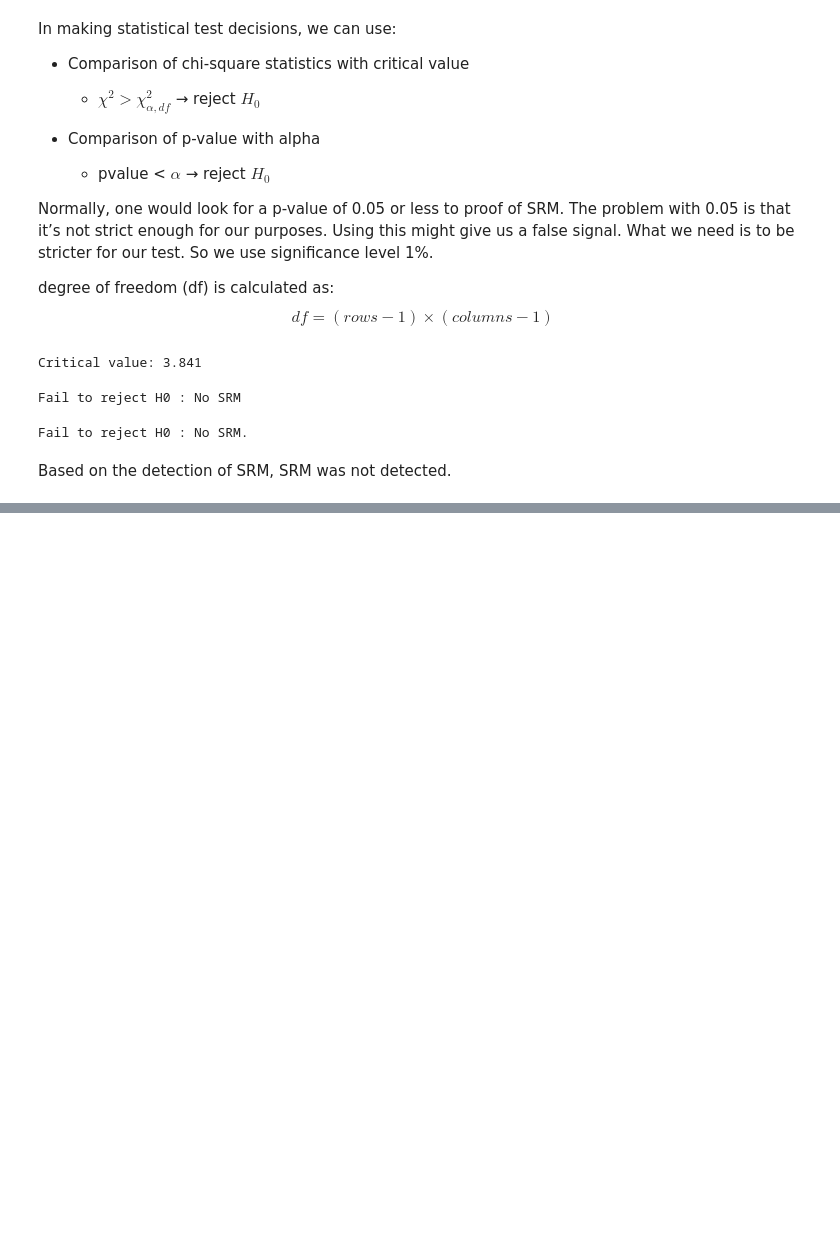
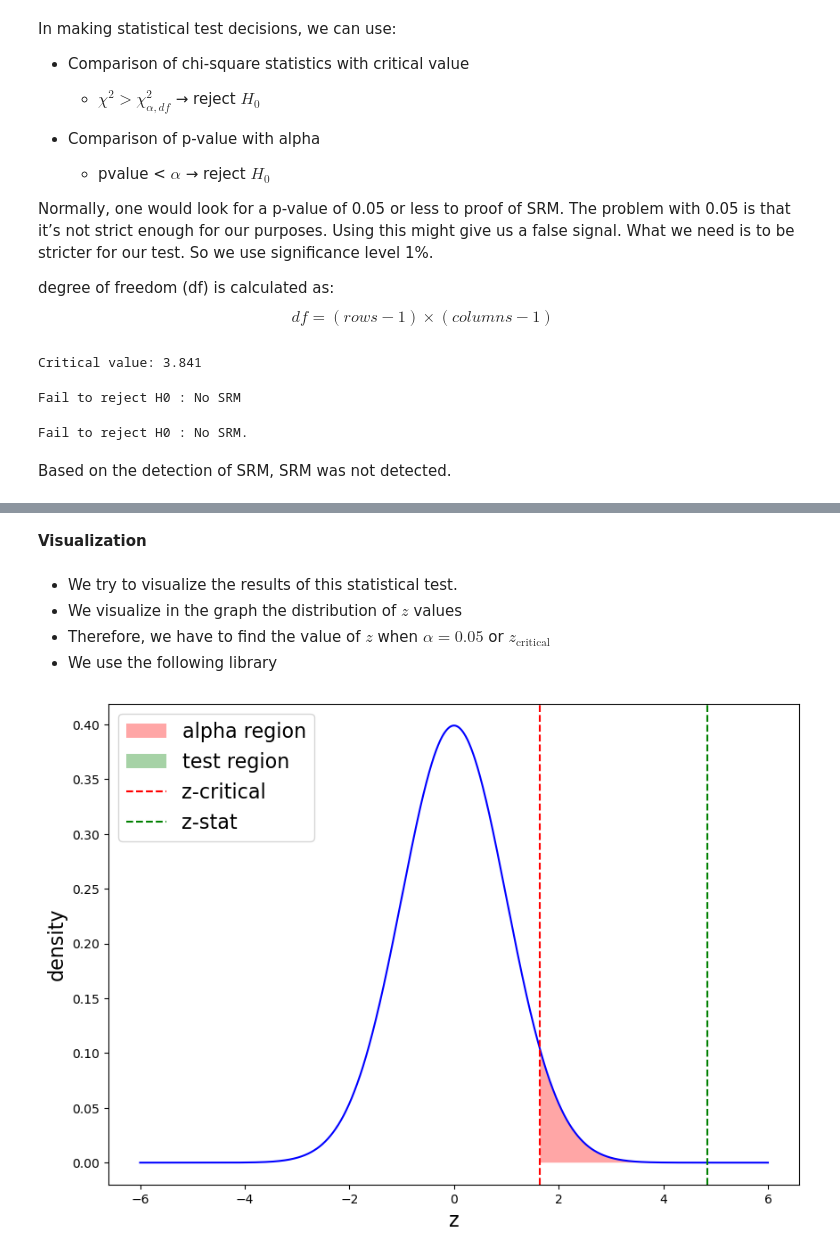
Before and after one commit to uyunmubarak/ab-testing-grocery-website, a Jupyter notebook: website_grocery.ipynb, the cells around one changed output, grey strips where cells are left out. Drawn from its saved outputs; the diff is of its cells as text; code cells hidden in the pictures; blank space fills up the shorter version.

Commit message:
result ab testing website

```diff
--- a/website_grocery.ipynb
+++ b/website_grocery.ipynb
@@ -468,0 +512,4 @@ Based on the detection of SRM, SRM was not detected.
+# %%
+# Buat count convert & total observation
+count_convert = [n_treatment_ctr, n_control_ctr]
+count_observation = [n_treatment, n_control]
@@ -469 +538,4 @@ Based on the detection of SRM, SRM was not detected.
+# %%
+#make alternative
+alternative_option = "larger"
 # %% [markdown]
@@ -470,0 +582,9 @@ Based on the detection of SRM, SRM was not detected.
+# %%
+# from p-value
+alpha = 0.05        # the confidence level that we set
+
+# make a decision based on p_value and alpha
+if p_value < alpha:
+    print("Decision : Reject Null Hypothesis")
+else:
+    print("Decision : Fail to Reject Null Hypothesis")
@@ -470,0 +593,4 @@ Based on the detection of SRM, SRM was not detected.
+# %%
+# Z critical is the z-value at alpha
+z_critical = stats.norm.ppf(1 - alpha)
+z_critical
@@ -470,0 +608,59 @@ Based on the detection of SRM, SRM was not detected.
+# %% [markdown]
+**Visualization**
+# %% [markdown]
+- We try to visualize the results of this statistical test.
+- We visualize in the graph the distribution of $z$ values
+- Therefore, we have to find the value of $z$ when $\alpha = 0.05$ or $z_{\text{critical}}$
+- We use the following library
+# %%
+fig, ax = plt.subplots(nrows=1, ncols=1, figsize=(10, 7))
+
+# sample distribution plots
+x_sample = np.arange(-6., 6., 0.001)
+y_sample = stats.norm.pdf(x_sample, 0, 1)
+ax.plot(x_sample, y_sample,
+        color = "blue")
+
+# region plot of alpha (region where H-0 is rejected)
+# this region is red
+x_alpha = np.arange(z_critical, 6., 0.001)
+y_alpha = stats.norm.pdf(x_alpha)
+ax.fill_between(x = x_alpha,
+                y1 = y_alpha,
+                facecolor = "red",
+                alpha = .35,
+                label = "alpha region")
+
+
+# plot the region of the sample we find
+# this region is green
+x_test = np.arange(z_stat, 6., 0.001)
+y_test = stats.norm.pdf(x_test)
+ax.fill_between(x = x_test,
+                y1 = y_test,
+                facecolor = "green",
+                alpha = .35,
+                label = "test region")
+
+
+# Plot vertical line alpha
+ax.axvline(z_critical,
+           color = "red",
+           linestyle = "--",
+           label = "z-critical")
+
+# Plot vertical line test
+ax.axvline(z_stat,
+           color = "green",
+           linestyle = "--",
+           label = "z-stat")
+
+
+# Styling plot
+ax.set_xlabel("z", fontsize=16)
+ax.set_ylabel("density", fontsize=16)
+
+plt.legend(fontsize=16)
+plt.show()
+# %% [output]
+[figure, added]
```
Also changed, not shown: parts of 43 cells of this notebook.
